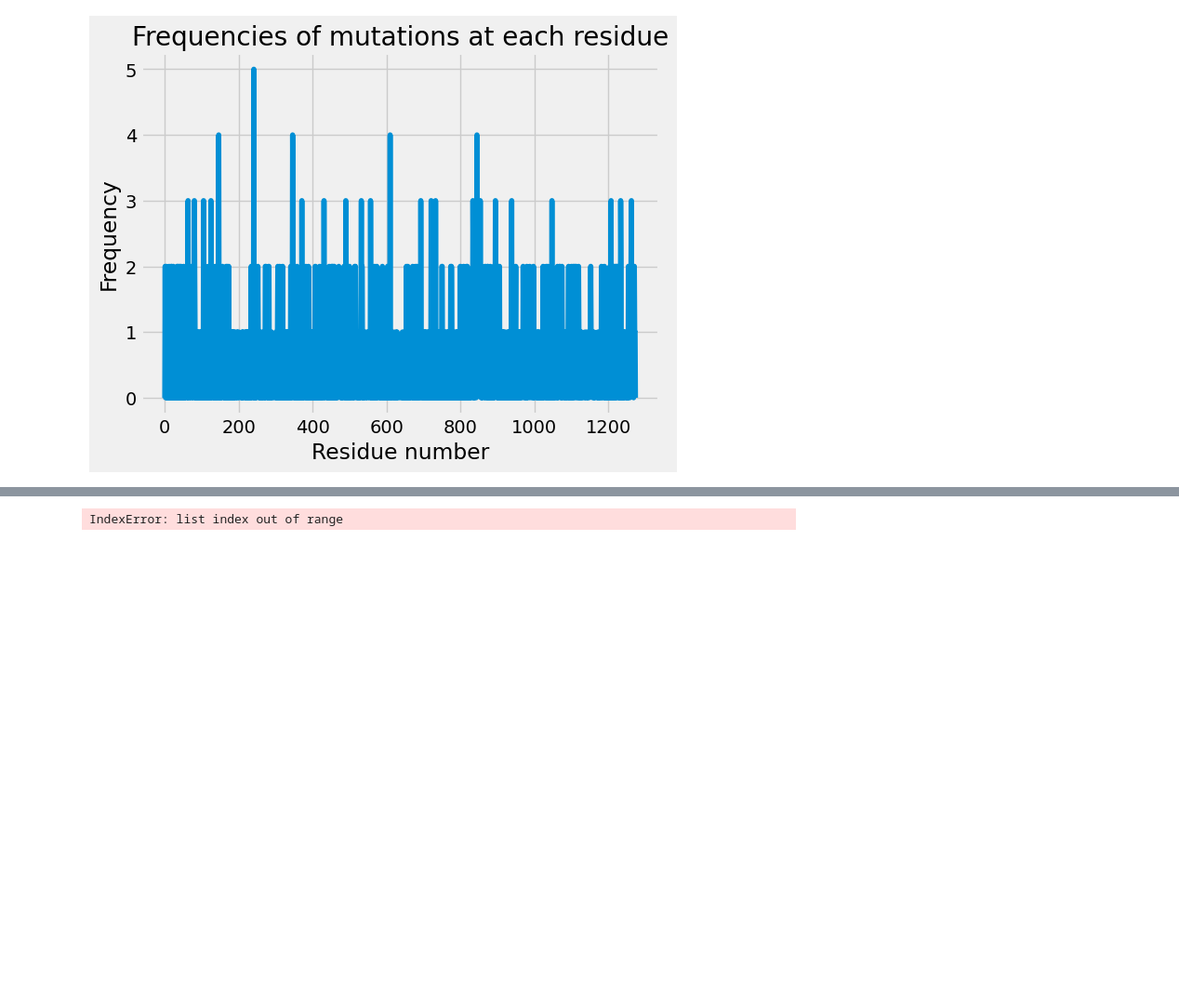
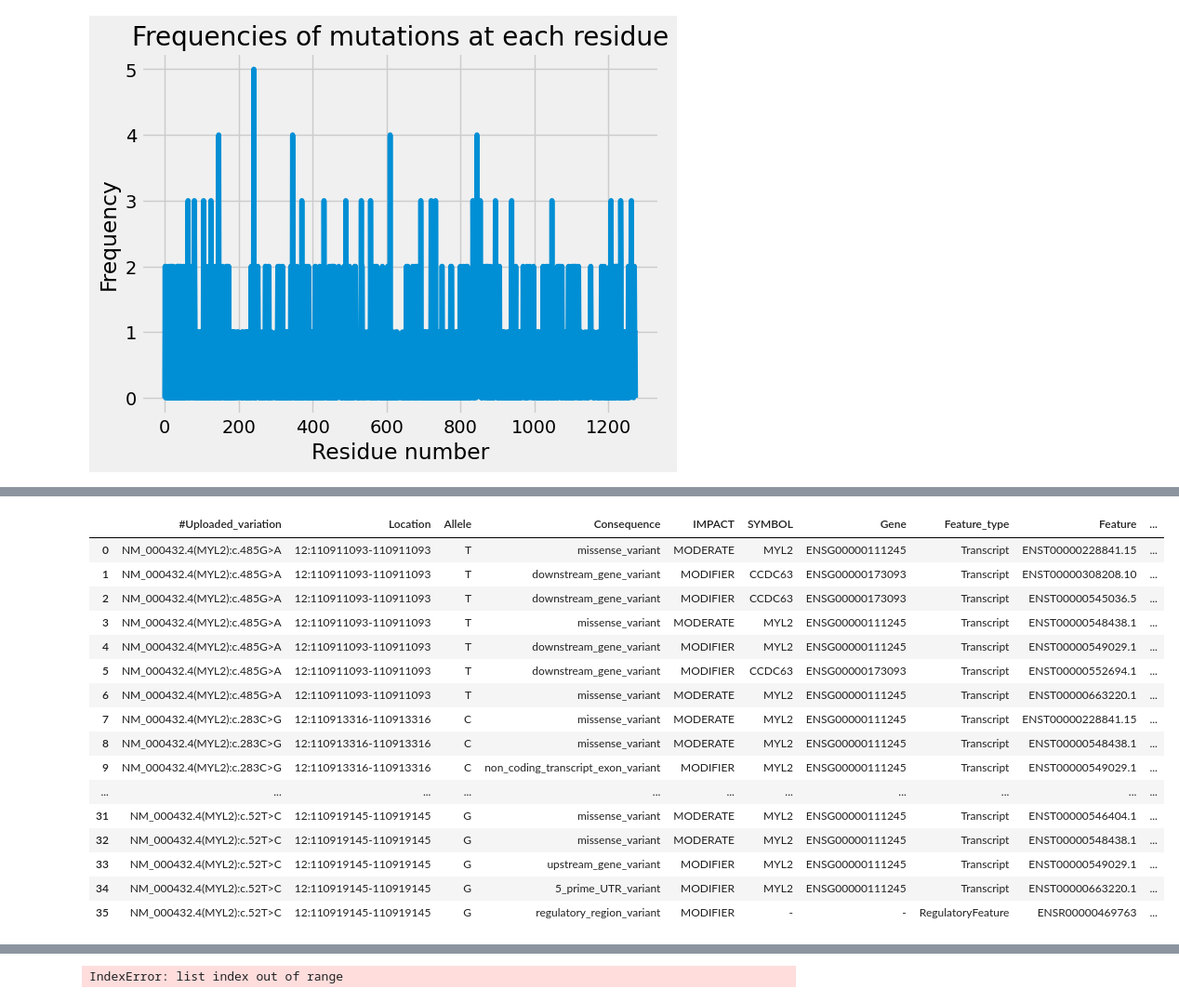
Before and after one commit to hannahmarieaguilar/Data-for-Project-, a Jupyter notebook: DATA/Data for the 10 Genes.ipynb, the cells around one changed output, grey strips where cells are left out. Shown at 93% size. Drawn from its saved outputs; the diff is of its cells as text; code cells hidden in the pictures; blank space fills up the shorter version.

Commit message:
ensembl data

```diff
--- a/DATA/Data for the 10 Genes.ipynb
+++ b/DATA/Data for the 10 Genes.ipynb
@@ -422,3 +405,24 @@ MYL2_ensembl
+# %%
+MYL2_ensembl = pd.read_csv('MYL2_Path_ensembl.txt', sep='\t')
+MYL2_ensembl
+# %% [output]
+|  | #Uploaded_variation | Location | Allele | Consequence | IMPACT | SYMBOL | Gene | Feature_type | Feature | ... |
+| 0 | NM_000432.4(MYL2):c.485G>A | 12:110911093-110911093 | T | missense_variant | MODERATE | MYL2 | ENSG00000111245 | Transcript | ENST00000228841.15 | ... |
+| 1 | NM_000432.4(MYL2):c.485G>A | 12:110911093-110911093 | T | downstream_gene_variant | MODIFIER | CCDC63 | ENSG00000173093 | Transcript | ENST00000308208.10 | ... |
+| 2 | NM_000432.4(MYL2):c.485G>A | 12:110911093-110911093 | T | downstream_gene_variant | MODIFIER | CCDC63 | ENSG00000173093 | Transcript | ENST00000545036.5 | ... |
+| 3 | NM_000432.4(MYL2):c.485G>A | 12:110911093-110911093 | T | missense_variant | MODERATE | MYL2 | ENSG00000111245 | Transcript | ENST00000548438.1 | ... |
+| 4 | NM_000432.4(MYL2):c.485G>A | 12:110911093-110911093 | T | downstream_gene_variant | MODIFIER | MYL2 | ENSG00000111245 | Transcript | ENST00000549029.1 | ... |
+| 5 | NM_000432.4(MYL2):c.485G>A | 12:110911093-110911093 | T | downstream_gene_variant | MODIFIER | CCDC63 | ENSG00000173093 | Transcript | ENST00000552694.1 | ... |
+| 6 | NM_000432.4(MYL2):c.485G>A | 12:110911093-110911093 | T | missense_variant | MODERATE | MYL2 | ENSG00000111245 | Transcript | ENST00000663220.1 | ... |
+| 7 | NM_000432.4(MYL2):c.283C>G | 12:110913316-110913316 | C | missense_variant | MODERATE | MYL2 | ENSG00000111245 | Transcript | ENST00000228841.15 | ... |
+| 8 | NM_000432.4(MYL2):c.283C>G | 12:110913316-110913316 | C | missense_variant | MODERATE | MYL2 | ENSG00000111245 | Transcript | ENST00000548438.1 | ... |
+| 9 | NM_000432.4(MYL2):c.283C>G | 12:110913316-110913316 | C | non_coding_transcript_exon_variant | MODIFIER | MYL2 | ENSG00000111245 | Transcript | ENST00000549029.1 | ... |
+| ... | ... | ... | ... | ... | ... | ... | ... | ... | ... | ... |
+| 31 | NM_000432.4(MYL2):c.52T>C | 12:110919145-110919145 | G | missense_variant | MODERATE | MYL2 | ENSG00000111245 | Transcript | ENST00000546404.1 | ... |
+| 32 | NM_000432.4(MYL2):c.52T>C | 12:110919145-110919145 | G | missense_variant | MODERATE | MYL2 | ENSG00000111245 | Transcript | ENST00000548438.1 | ... |
+| 33 | NM_000432.4(MYL2):c.52T>C | 12:110919145-110919145 | G | upstream_gene_variant | MODIFIER | MYL2 | ENSG00000111245 | Transcript | ENST00000549029.1 | ... |
+| 34 | NM_000432.4(MYL2):c.52T>C | 12:110919145-110919145 | G | 5_prime_UTR_variant | MODIFIER | MYL2 | ENSG00000111245 | Transcript | ENST00000663220.1 | ... |
+| 35 | NM_000432.4(MYL2):c.52T>C | 12:110919145-110919145 | G | regulatory_region_variant | MODIFIER | - | - | RegulatoryFeature | ENSR00000469763 | ... |
 # %%
 count = [0] * 165
 
```
Also changed, not shown: parts of 34 cells of this notebook.
